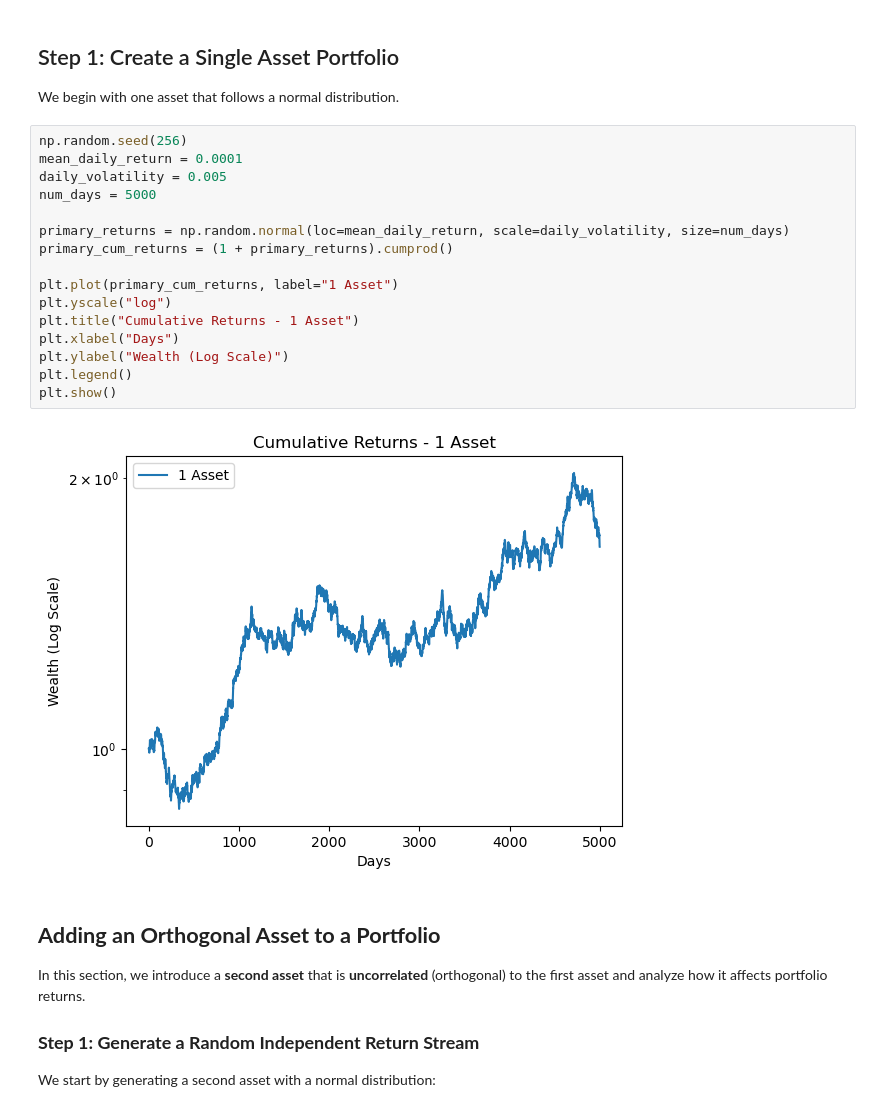
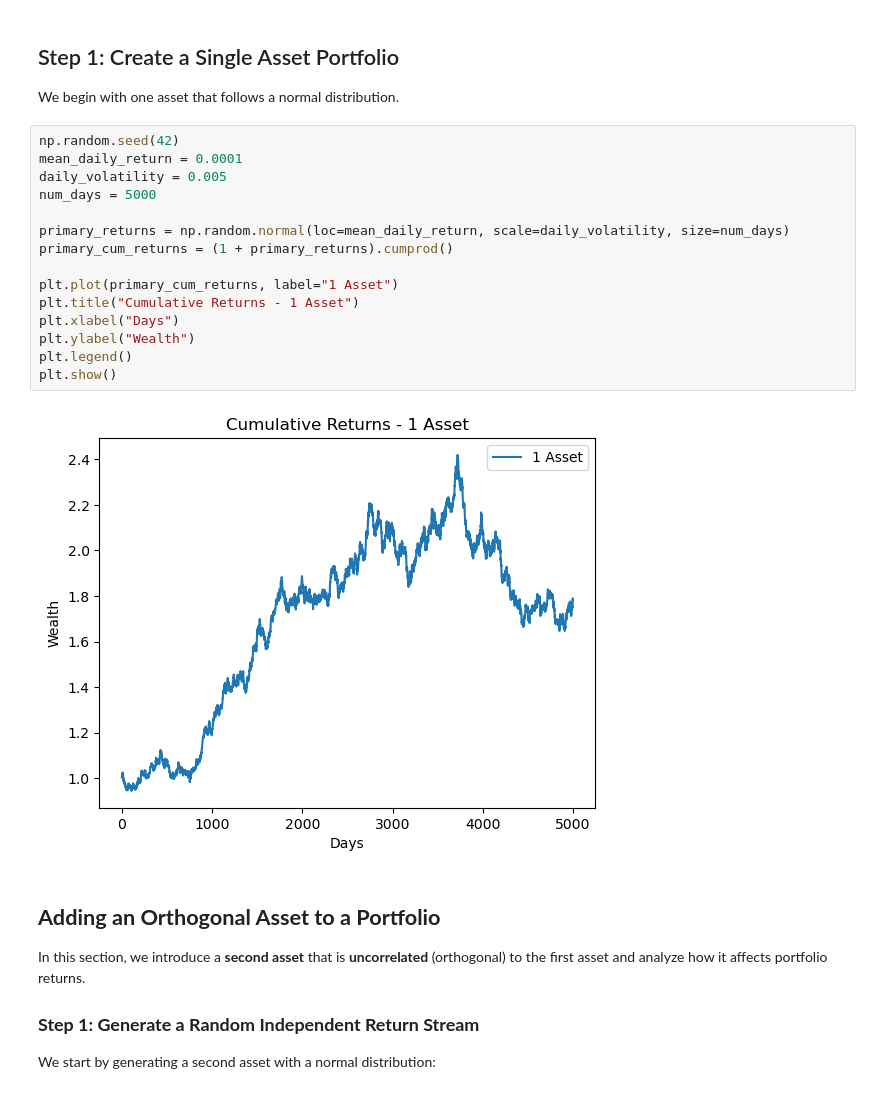
Before and after one commit to QuantLandi/computational-investing-exercises, a Jupyter notebook: day4_orthogonality.ipynb, the cells around one changed output. Saved outputs shown, nothing was run; the diff lists cells and outputs as text.

```diff
--- a/day4_orthogonality.ipynb
+++ b/day4_orthogonality.ipynb
@@ -13,23 +13,22 @@ import pandas as pd
 
 We begin with one asset that follows a normal distribution.
 # %%
-np.random.seed(256)
+np.random.seed(42)
 mean_daily_return = 0.0001
 daily_volatility = 0.005
 num_days = 5000
 
 primary_returns = np.random.normal(loc=mean_daily_return, scale=daily_volatility, size=num_days)
 primary_cum_returns = (1 + primary_returns).cumprod()
 
 plt.plot(primary_cum_returns, label="1 Asset")
-plt.yscale("log")
 plt.title("Cumulative Returns - 1 Asset")
 plt.xlabel("Days")
-plt.ylabel("Wealth (Log Scale)")
+plt.ylabel("Wealth")
 plt.legend()
 plt.show()
 # %% [output]
-[figure, old version]
+[figure, new version]
 # %% [markdown]
 ## **Adding an Orthogonal Asset to a Portfolio**
 
```
Also changed, not shown: parts of 7 cells of this notebook.
